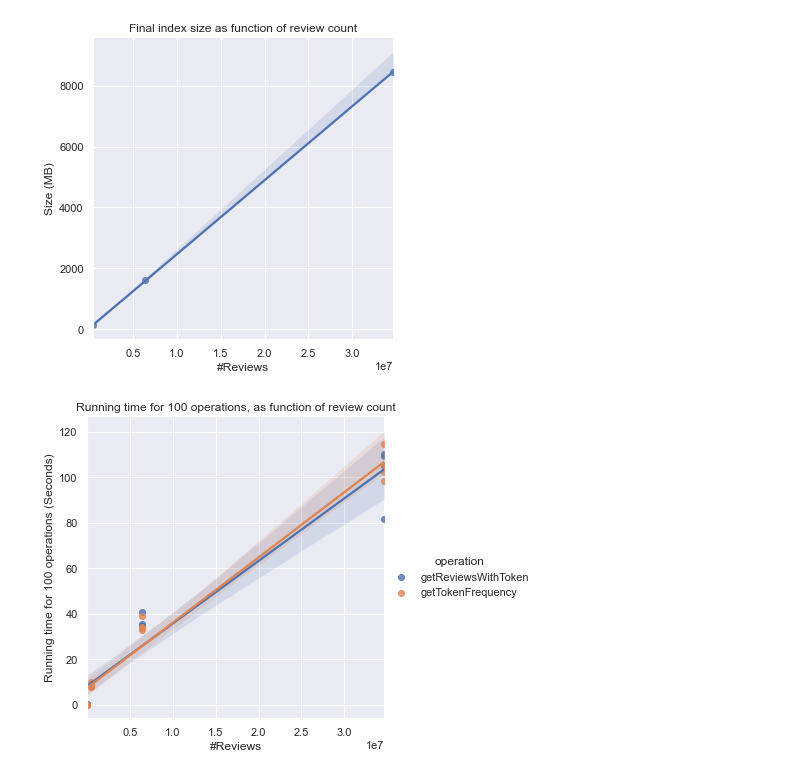
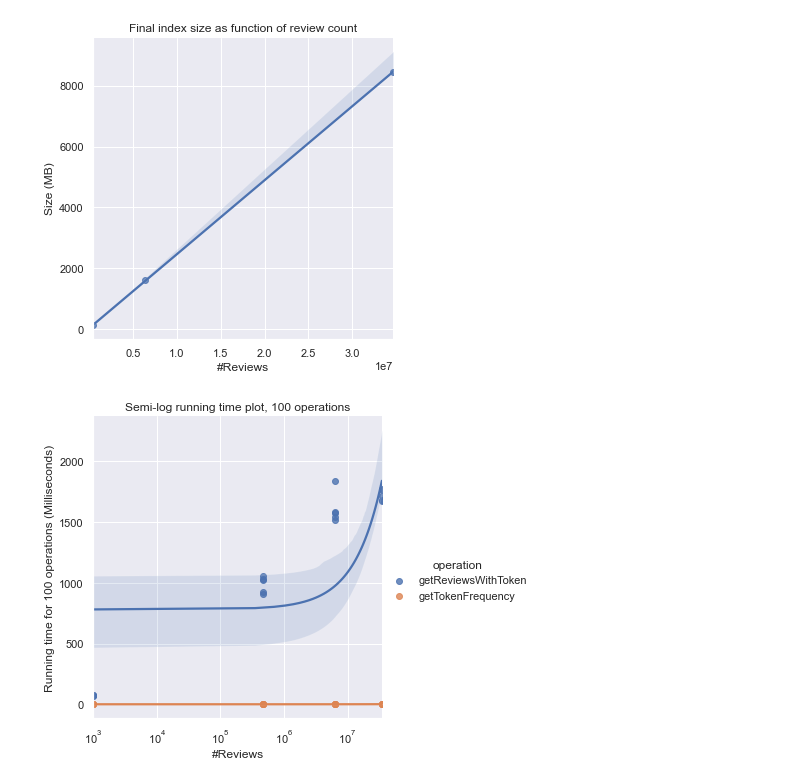
Before and after one commit to nmdanny/FullTextSearchEngine, a Jupyter notebook: analysis/aanalyze_log.ipynb, the cells around one changed output. Cells and saved outputs as stored; diff of their text form; code cells hidden in the pictures.

```diff
--- a/analysis/aanalyze_log.ipynb
+++ b/analysis/aanalyze_log.ipynb
@@ -97,10 +97,11 @@ ax.savefig("diskusage2.pdf")
 [figure]
 # %%
 anDf = pd.read_csv("C:\\Users\\Daniel Kerbel\\University\\webdata\\proj\\analysis\\analysis.csv")
-anDf["totalTime"] = anDf["totalTimeNs"] / 1e9
+anDf["totalTime"] = anDf["totalTimeNs"] / 1e6
 ax = sns.lmplot(data=anDf, x="numReviews", y="totalTime", hue="operation")
-ax.set(xlabel="#Reviews", ylabel="Running time for 100 operations (Seconds)", title="Running time for 100 operations, as function of review count")
+ax.set(xscale="log")
+ax.set(xlabel="#Reviews", ylabel="Running time for 100 operations (Milliseconds)", title="Semi-log running time plot, 100 operations")
 plt.show()
 ax.savefig("ops.pdf")
 # %% [output]
-[figure, old version]
+[figure, new version]
```
Also changed, not shown: parts of 1 cell of this notebook, 3 other files.
